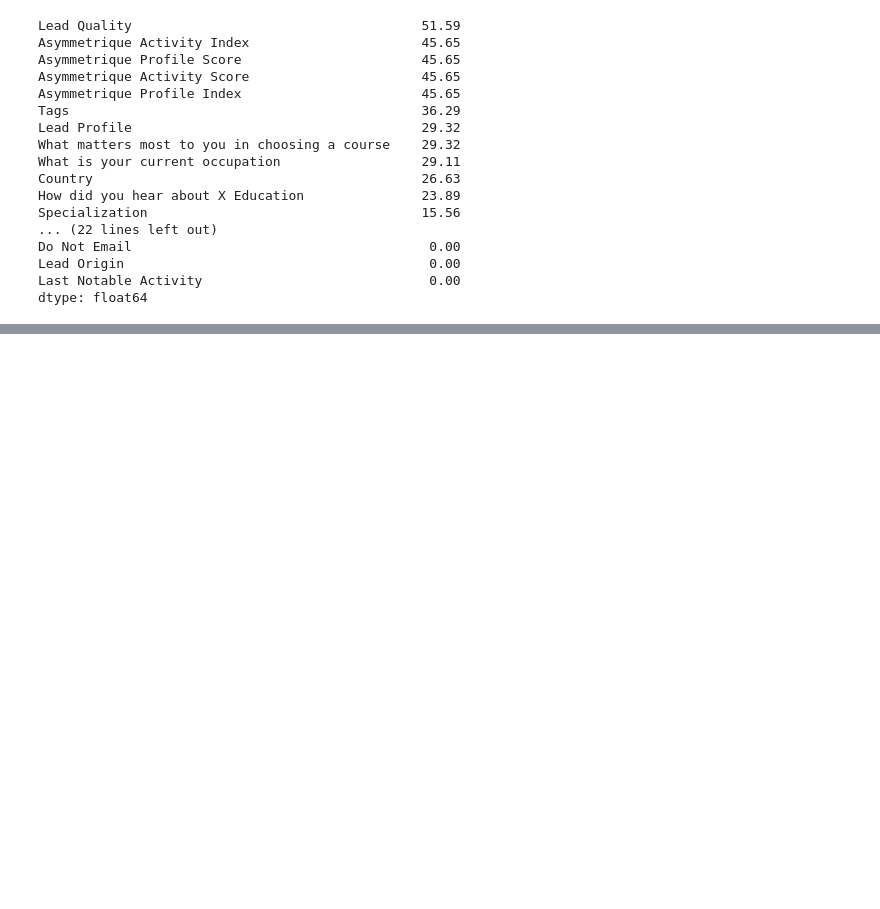
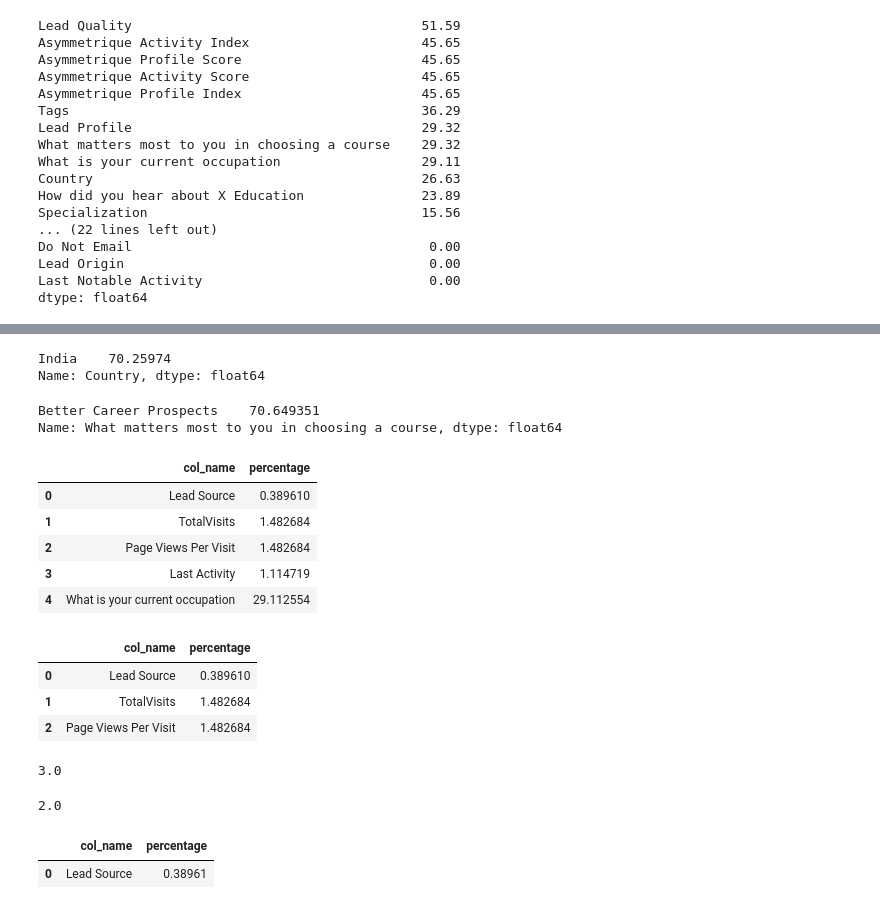
Before and after one commit to yuvarajgb/Lead_Score_Case_Study, a Jupyter notebook: Lead Scoring Case Study.ipynb, the cells around one changed output, grey strips where cells are left out. Drawn from its saved outputs; the diff is of its cells as text; code cells hidden in the pictures; blank space fills up the shorter version.

```diff
--- a/Lead Scoring Case Study.ipynb
+++ b/Lead Scoring Case Study.ipynb
@@ -132,0 +286,25 @@ df1=df1.drop(['Lead Quality','Asymmetrique Activity Index','Asymmetrique Profile
+# %%
+# Country columns has 70% data as 'India' and 26.62% missing data
+# So we can drop the Country column
+print(df1[df1['Country']=='India']['Country'].value_counts()/len(df1)*100)
+df1=df1.drop('Country', axis=1)
+# %% [output]
+India    70.25974
+Name: Country, dtype: float64
+# %%
+# 'What matters most to you in choosing a course' has 70% data as 'Better Career Prospects' and 29.31% missing data
+# so we can drop this column
+print(df1[df1['What matters most to you in choosing a course']=='Better Career Prospects']['What matters most to you in choosing a course'].value_counts()/len(df1)*100)
+df1=df1.drop('What matters most to you in choosing a course', axis=1)
+# %% [output]
+Better Career Prospects    70.649351
+Name: What matters most to you in choosing a course, dtype: float64
+# %%
+missing_percentage(df1)
+# %% [output]
+|  | col_name | percentage |
+| 0 | Lead Source | 0.389610 |
+| 1 | TotalVisits | 1.482684 |
+| 2 | Page Views Per Visit | 1.482684 |
+| 3 | Last Activity | 1.114719 |
+| 4 | What is your current occupation | 29.112554 |
@@ -132,0 +325,15 @@ df1=df1.drop(['Lead Quality','Asymmetrique Activity Index','Asymmetrique Profile
+# %%
+missing_percentage(df1)
+# %% [output]
+|  | col_name | percentage |
+| 0 | Lead Source | 0.389610 |
+| 1 | TotalVisits | 1.482684 |
+| 2 | Page Views Per Visit | 1.482684 |
+# %%
+df1['TotalVisits'].median()
+# %% [output]
+3.0
+# %%
+df1['Page Views Per Visit'].median()
+# %% [output]
+2.0
@@ -132,0 +344,5 @@ df1=df1.drop(['Lead Quality','Asymmetrique Activity Index','Asymmetrique Profile
+# %%
+missing_percentage(df1)
+# %% [output]
+|  | col_name | percentage |
+| 0 | Lead Source | 0.38961 |
```
Also changed, not shown: parts of 22 cells of this notebook.
